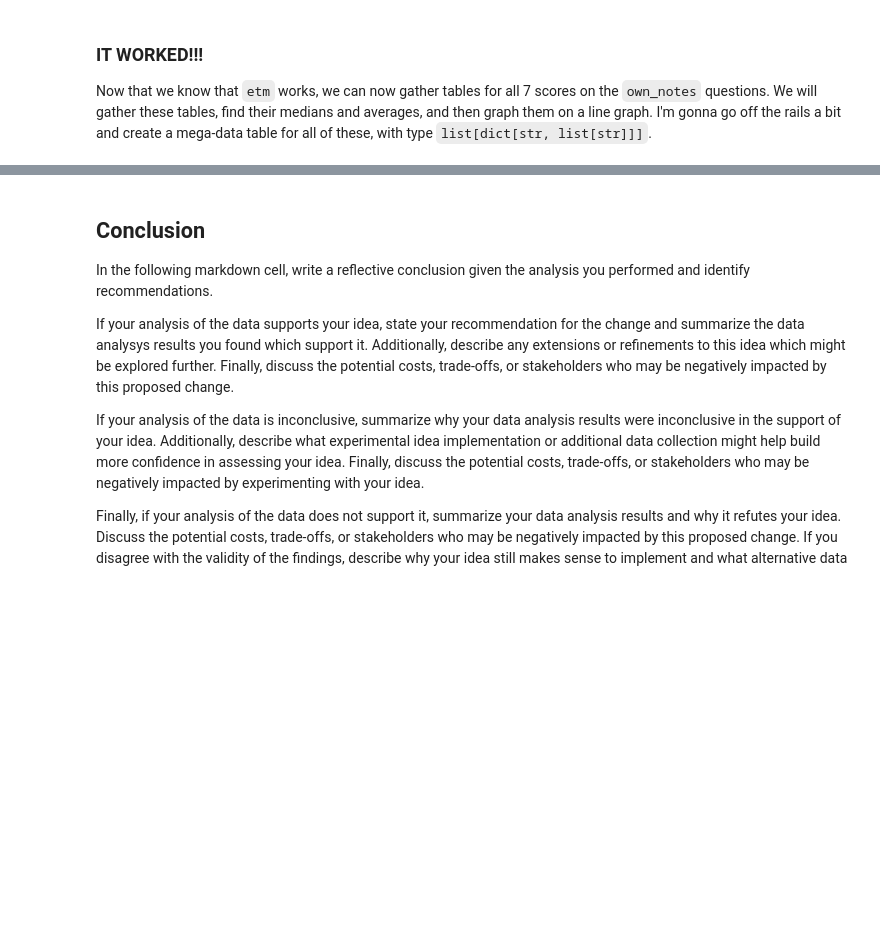
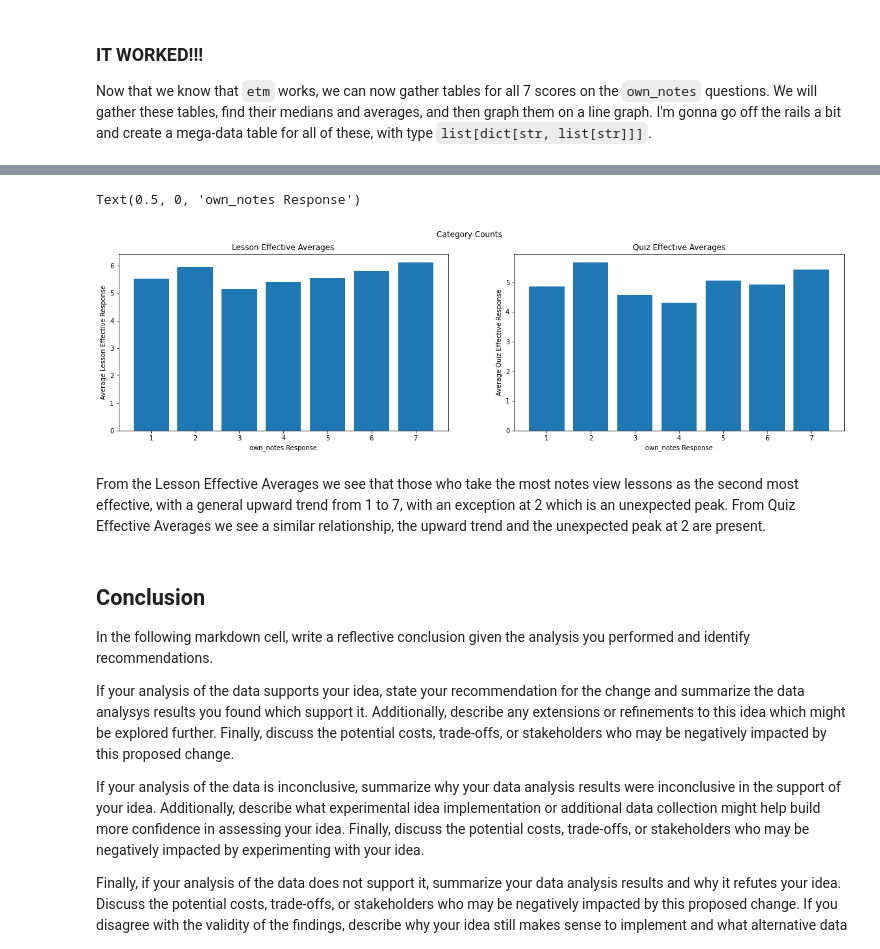
Before and after one commit to benjabenn/comp110-22s-workspace, a Jupyter notebook: exercises/ex08/analysis.ipynb, the cells around one changed output, grey strips where cells are left out. Saved outputs shown, nothing was run; the diff lists cells and outputs as text; code cells hidden in the pictures; blank space fills up the shorter version.

```diff
--- a/exercises/ex08/analysis.ipynb
+++ b/exercises/ex08/analysis.ipynb
@@ -153,3 +217,24 @@ sns.catplot(x="own_notes"
+# %%
+from matplotlib import pyplot as plt
+import numpy as np
+
+fig, axes = plt.subplots(1, 2, figsize=(20, 5), sharey=False)
+fig.suptitle("Category Counts")
+
+axes[0].set_title("Lesson Effective Averages")
+axes[0].bar(x_values, ls_effective_averages)
+axes[0].set_ylabel("Average Lesson Effective Response")
+axes[0].set_xlabel("own_notes Response")
+
+axes[1].set_title("Quiz Effective Averages")
+axes[1].bar(x_values, qz_effective_averages)
+axes[1].set_ylabel("Average Quiz Effective Response")
+axes[1].set_xlabel("own_notes Response")
+# %% [output]
+Text(0.5, 0, 'own_notes Response')
+[figure, added]
+# %% [markdown]
+From the Lesson Effective Averages we see that those who take the most notes view lessons as the second most effective, with a general upward trend from 1 to 7, with an exception at 2 which is an unexpected peak. From Quiz Effective Averages we see a similar relationship, the upward trend and the unexpected peak at 2 are present.
 # %% [markdown]
 ## Conclusion
 
```
Also changed, not shown: parts of 16 cells of this notebook, 4 other files.
